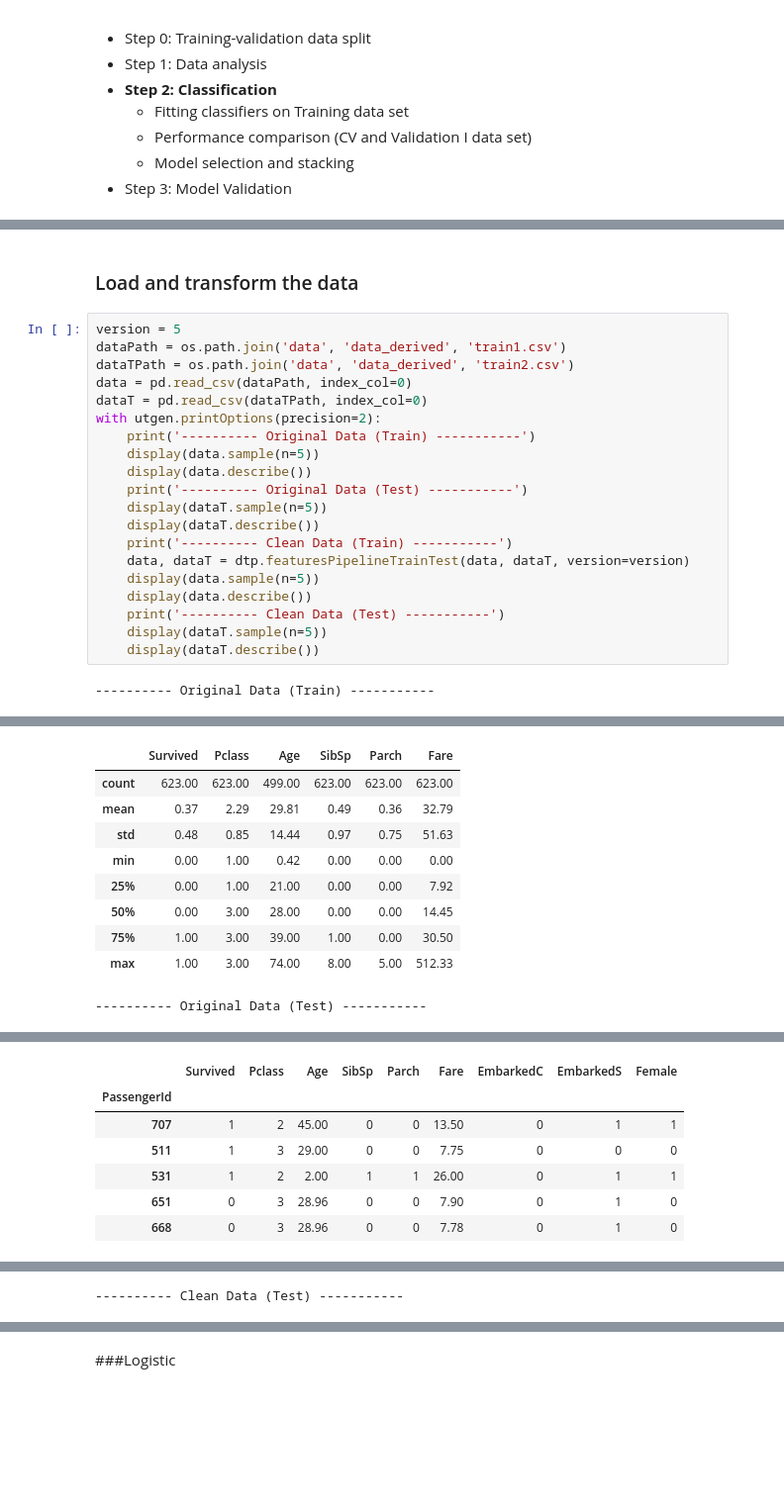
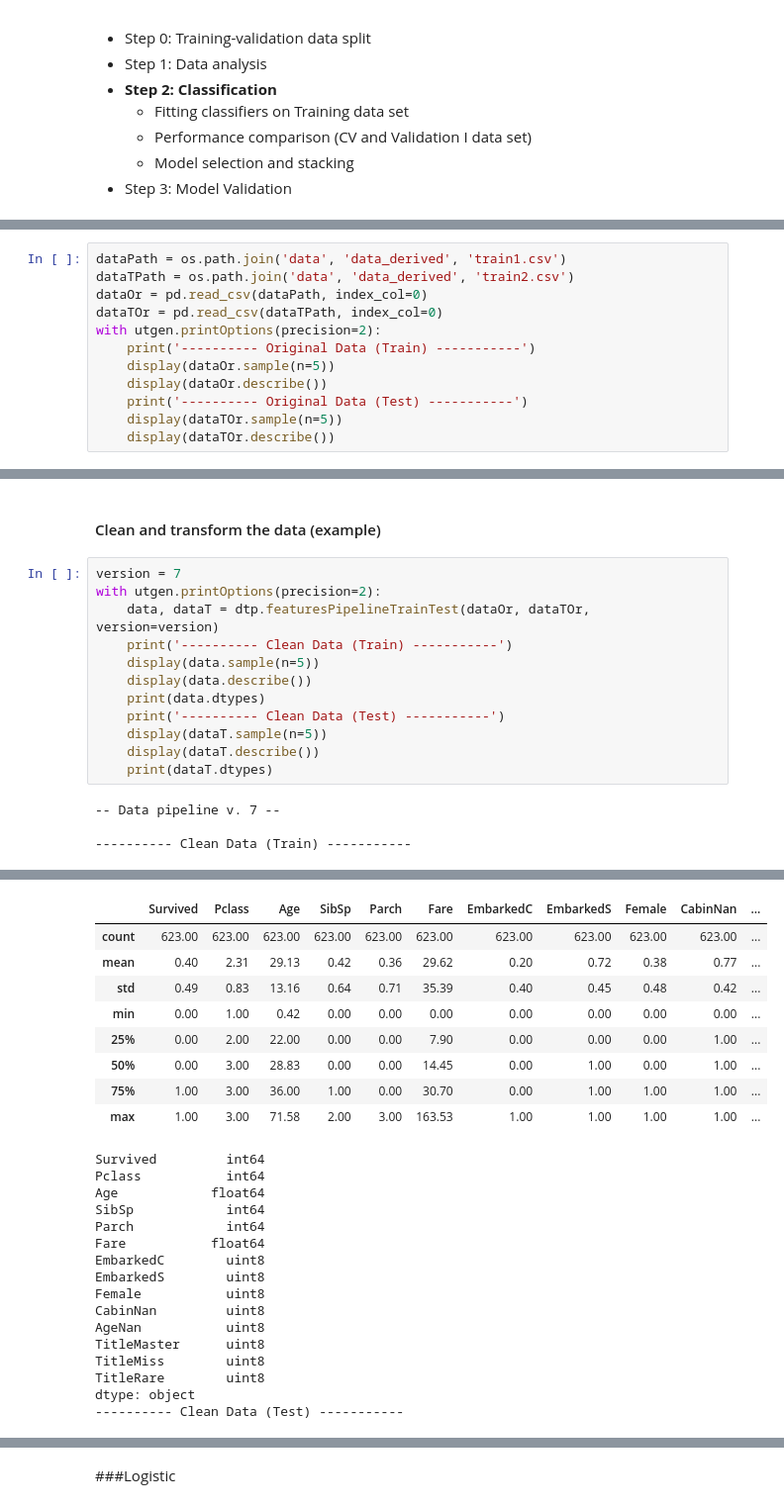
Before and after one commit to mysterious-ben/Titanic, a Jupyter notebook: run/run_model.ipynb, the cells around one changed output, grey strips where cells are left out. Shown at 99% size. Drawn from its saved outputs; the diff is of its cells as text; blank space fills up the shorter version.

```diff
--- a/run/run_model.ipynb
+++ b/run/run_model.ipynb
@@ -27,0 +36,12 @@ WARNING (theano.tensor.blas): Using NumPy C-API based implementation for BLAS fu
+# %%
+dataPath = os.path.join('data', 'data_derived', 'train1.csv')
+dataTPath = os.path.join('data', 'data_derived', 'train2.csv')
+dataOr = pd.read_csv(dataPath, index_col=0)
+dataTOr = pd.read_csv(dataTPath, index_col=0)
+with utgen.printOptions(precision=2):
+    print('---------- Original Data (Train) -----------')
+    display(dataOr.sample(n=5))
+    display(dataOr.describe())
+    print('---------- Original Data (Test) -----------')
+    display(dataTOr.sample(n=5))
+    display(dataTOr.describe())
@@ -28,24 +83,18 @@ WARNING (theano.tensor.blas): Using NumPy C-API based implementation for BLAS fu
 # %% [markdown]
-### Load and transform the data
+#### Clean and transform the data (example)
 # %%
-version = 5
-dataPath = os.path.join('data', 'data_derived', 'train1.csv')
-dataTPath = os.path.join('data', 'data_derived', 'train2.csv')
-data = pd.read_csv(dataPath, index_col=0)
-dataT = pd.read_csv(dataTPath, index_col=0)
+version = 7
 with utgen.printOptions(precision=2):
-    print('---------- Original Data (Train) -----------')
+    data, dataT = dtp.featuresPipelineTrainTest(dataOr, dataTOr, version=version)
+    print('---------- Clean Data (Train) -----------')
     display(data.sample(n=5))
     display(data.describe())
-    print('---------- Original Data (Test) -----------')
-    display(dataT.sample(n=5))
-    display(dataT.describe())
-    print('---------- Clean Data (Train) -----------')
-    data, dataT = dtp.featuresPipelineTrainTest(data, dataT, version=version)
-    display(data.sample(n=5))
-    display(data.describe())
+    print(data.dtypes)
     print('---------- Clean Data (Test) -----------')
     display(dataT.sample(n=5))
     display(dataT.describe())
+    print(dataT.dtypes)
 # %% [output]
----------- Original Data (Train) -----------
+-- Data pipeline v. 7 --
+
+---------- Clean Data (Train) -----------
@@ -59,10 +108,25 @@ with utgen.printOptions(precision=2):
-|  | Survived | Pclass | Age | SibSp | Parch | Fare |
-| count | 623.00 | 623.00 | 499.00 | 623.00 | 623.00 | 623.00 |
-| mean | 0.37 | 2.29 | 29.81 | 0.49 | 0.36 | 32.79 |
-| std | 0.48 | 0.85 | 14.44 | 0.97 | 0.75 | 51.63 |
-| min | 0.00 | 1.00 | 0.42 | 0.00 | 0.00 | 0.00 |
-| 25% | 0.00 | 1.00 | 21.00 | 0.00 | 0.00 | 7.92 |
-| 50% | 0.00 | 3.00 | 28.00 | 0.00 | 0.00 | 14.45 |
-| 75% | 1.00 | 3.00 | 39.00 | 1.00 | 0.00 | 30.50 |
-| max | 1.00 | 3.00 | 74.00 | 8.00 | 5.00 | 512.33 |
+|  | Survived | Pclass | Age | SibSp | Parch | Fare | EmbarkedC | EmbarkedS | Female | CabinNan | ... |
+| count | 623.00 | 623.00 | 623.00 | 623.00 | 623.00 | 623.00 | 623.00 | 623.00 | 623.00 | 623.00 | ... |
+| mean | 0.40 | 2.31 | 29.13 | 0.42 | 0.36 | 29.62 | 0.20 | 0.72 | 0.38 | 0.77 | ... |
+| std | 0.49 | 0.83 | 13.16 | 0.64 | 0.71 | 35.39 | 0.40 | 0.45 | 0.48 | 0.42 | ... |
+| min | 0.00 | 1.00 | 0.42 | 0.00 | 0.00 | 0.00 | 0.00 | 0.00 | 0.00 | 0.00 | ... |
+| 25% | 0.00 | 2.00 | 22.00 | 0.00 | 0.00 | 7.90 | 0.00 | 0.00 | 0.00 | 1.00 | ... |
+| 50% | 0.00 | 3.00 | 28.83 | 0.00 | 0.00 | 14.45 | 0.00 | 1.00 | 0.00 | 1.00 | ... |
+| 75% | 1.00 | 3.00 | 36.00 | 1.00 | 0.00 | 30.70 | 0.00 | 1.00 | 1.00 | 1.00 | ... |
+| max | 1.00 | 3.00 | 71.58 | 2.00 | 3.00 | 163.53 | 1.00 | 1.00 | 1.00 | 1.00 | ... |
----------- Original Data (Test) -----------
+Survived         int64
+Pclass           int64
+Age            float64
+SibSp            int64
+Parch            int64
+Fare           float64
+EmbarkedC        uint8
+EmbarkedS        uint8
+Female           uint8
+CabinNan         uint8
+AgeNan           uint8
+TitleMaster      uint8
+TitleMiss        uint8
+TitleRare        uint8
+dtype: object
+---------- Clean Data (Test) -----------
@@ -86,7 +163,0 @@ with utgen.printOptions(precision=2):
-|  | Survived | Pclass | Age | SibSp | Parch | Fare | EmbarkedC | EmbarkedS | Female |
-| PassengerId |  |  |  |  |  |  |  |  |  |
-| 707 | 1 | 2 | 45.00 | 0 | 0 | 13.50 | 0 | 1 | 1 |
-| 511 | 1 | 3 | 29.00 | 0 | 0 | 7.75 | 0 | 0 | 0 |
-| 531 | 1 | 2 | 2.00 | 1 | 1 | 26.00 | 0 | 1 | 1 |
-| 651 | 0 | 3 | 28.96 | 0 | 0 | 7.90 | 0 | 1 | 0 |
-| 668 | 0 | 3 | 28.96 | 0 | 0 | 7.78 | 0 | 1 | 0 |
@@ -102 +163,0 @@ with utgen.printOptions(precision=2):
----------- Clean Data (Test) -----------
```
Also changed, not shown: parts of 14 cells of this notebook, 9 other files.
